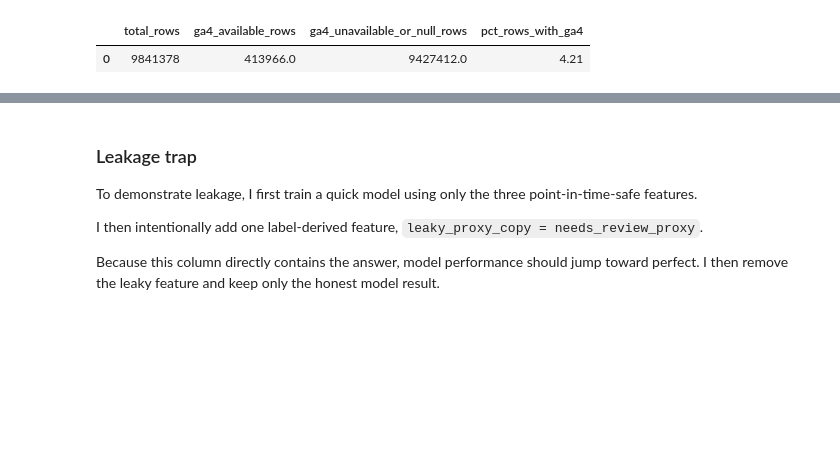
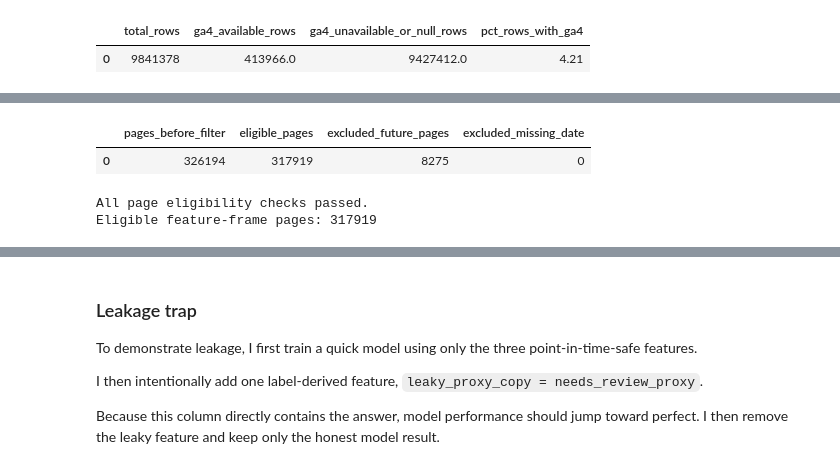
Before and after one commit to NourhanFarag/nourhan-flyrank-ml-internship, a Jupyter notebook: work/notebooks/w03_data_contract.ipynb, the cells around one changed output, grey strips where cells are left out. Saved outputs shown, nothing was run; the diff lists cells and outputs as text; code cells hidden in the pictures; blank space fills up the shorter version.

```diff
--- a/work/notebooks/w03_data_contract.ipynb
+++ b/work/notebooks/w03_data_contract.ipynb
@@ -487,3 +518,70 @@ Feature frame shape: (326194, 20)
+# %%
+# Step 5 — Validate page eligibility at prediction cutoff.
+
+CUTOFF_DATE = "2026-03-14"
+
+eligibility_audit = con.sql(f"""
+WITH march_pages AS (
+    SELECT DISTINCT
+        client_hash_id,
+        content_hash_id
+    FROM {MARCH_DAILY}
+    WHERE report_date BETWEEN DATE '2026-03-01'
+                          AND DATE '2026-03-28'
+)
+
+SELECT
+    COUNT(*) AS pages_before_filter,
+
+    COUNT(*) FILTER (
+        WHERE c.content_created_date <= DATE '{CUTOFF_DATE}'
+    ) AS eligible_pages,
+
+    COUNT(*) FILTER (
+        WHERE c.content_created_date > DATE '{CUTOFF_DATE}'
+    ) AS excluded_future_pages,
+
+    COUNT(*) FILTER (
+        WHERE c.content_created_date IS NULL
+    ) AS excluded_missing_date
+
+FROM march_pages AS p
+
+LEFT JOIN {DIM_CONTENT} AS c
+    ON p.content_hash_id = c.content_hash_id
+""").df()
+
+display(eligibility_audit)
+
+# Validate the resulting feature frame.
+
+assert feature_frame["content_age_days"].notna().all(), (
+    "Found pages with missing content age."
+)
+
+assert (feature_frame["content_age_days"] >= 0).all(), (
+    "Found pages created after the prediction cutoff."
+)
+
+assert not feature_frame[
+    ["client_hash_id", "content_hash_id"]
+].duplicated().any(), (
+    "Found duplicate page keys."
+)
+
+assert len(feature_frame) == int(
+    eligibility_audit.loc[0, "eligible_pages"]
+), (
+    "Feature frame size does not match eligible page count."
+)
+
+print("All page eligibility checks passed.")
+print("Eligible feature-frame pages:", len(feature_frame))
+# %% [output]
+|  | pages_before_filter | eligible_pages | excluded_future_pages | excluded_missing_date |
+| 0 | 326194 | 317919 | 8275 | 0 |
+All page eligibility checks passed.
+Eligible feature-frame pages: 317919
 # %%
 feature_summary = pd.DataFrame({
     "metric": [
```
Also changed, not shown: parts of 11 cells of this notebook.
